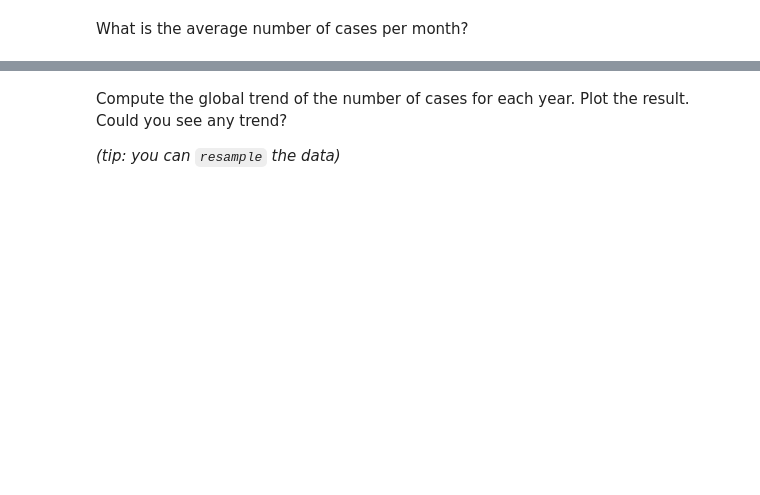
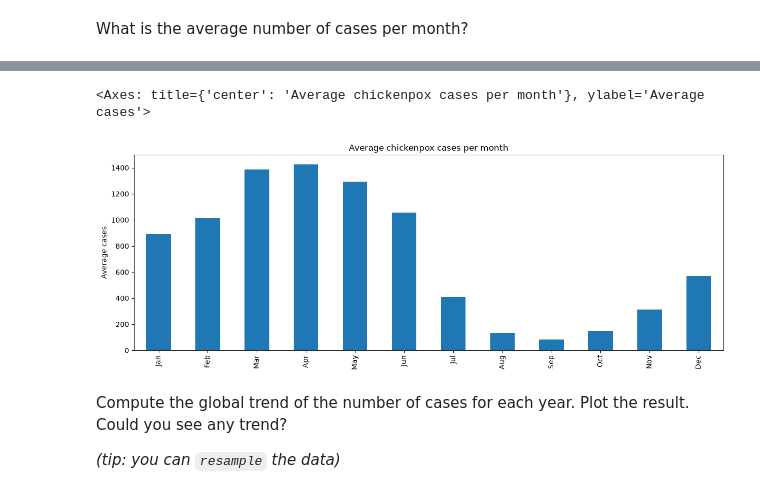
Before and after one commit to Giovanipt2/Time-Series, a Jupyter notebook: notebooks/seasonal_trend.ipynb, the cells around one changed output, grey strips where cells are left out. Saved outputs shown, nothing was run; the diff lists cells and outputs as text; code cells hidden in the pictures; blank space fills up the shorter version.

```diff
--- a/notebooks/seasonal_trend.ipynb
+++ b/notebooks/seasonal_trend.ipynb
@@ -18,3 +25,18 @@ plt.rcParams['figure.figsize'] = [15, 5]
 Create a panda data frame from the file `chickenpox.txt` and convert it to a panda dataframe.
 
 Set the index to time indexed monthly from 1931 to 1972 (you can use `pd.date_range`).
+# %%
+df = pd.read_csv(
+    "../data/chickenpox.txt",
+    skiprows=1,
+    header=None,
+    names=["cases"],
+)
+
+# Build a monthly DatetimeIndex starting in January 1931.
+# "MS" = month start; use periods=len(df) so the index always matches the data length.
+df.index = pd.date_range(start="1931-01", periods=len(df), freq="MS")
+df.index.name = "date"
+
+print(df.index[-1])
+df.head()
@@ -21,2 +52,5 @@ Set the index to time indexed monthly from 1931 to 1972 (you can use `pd.date_ra
 # %% [markdown]
 What is the average number of cases per month?
+# %%
+monthly_avg = df.groupby(df.index.month)['cases'].mean()
+monthly_avg
@@ -23,3 +72,9 @@ What is the average number of cases per month?
+# %%
+monthly_avg.index = [calendar.month_abbr[m] for m in monthly_avg.index]
+monthly_avg.plot(kind="bar", ylabel="Average cases", title="Average chickenpox cases per month")
+# %% [output]
+<Axes: title={'center': 'Average chickenpox cases per month'}, ylabel='Average cases'>
+[figure, added]
 # %% [markdown]
 Compute the global trend of the number of cases for each year. Plot the result. Could you see any trend?
 
```
Also changed, not shown: parts of 14 cells of this notebook, 3 other files.
